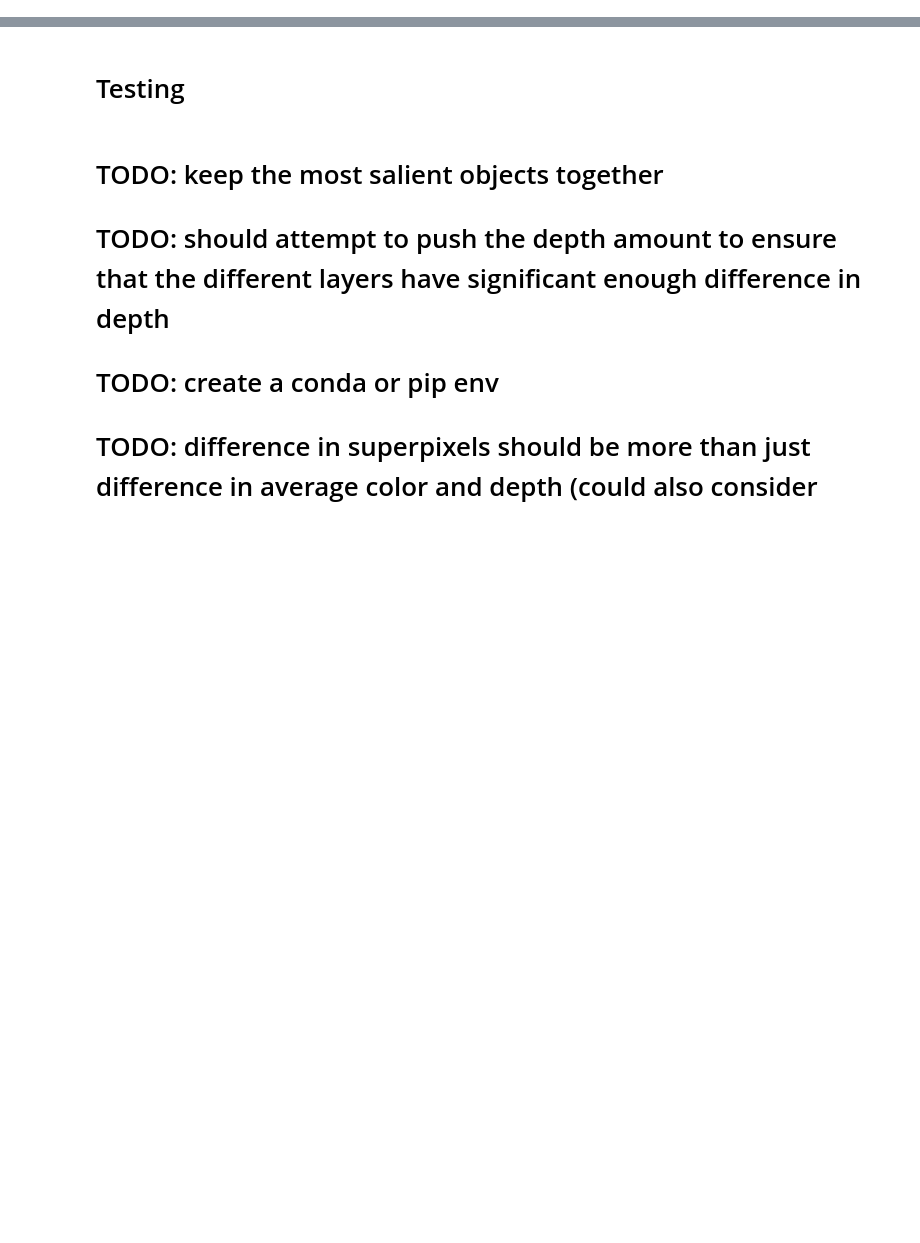
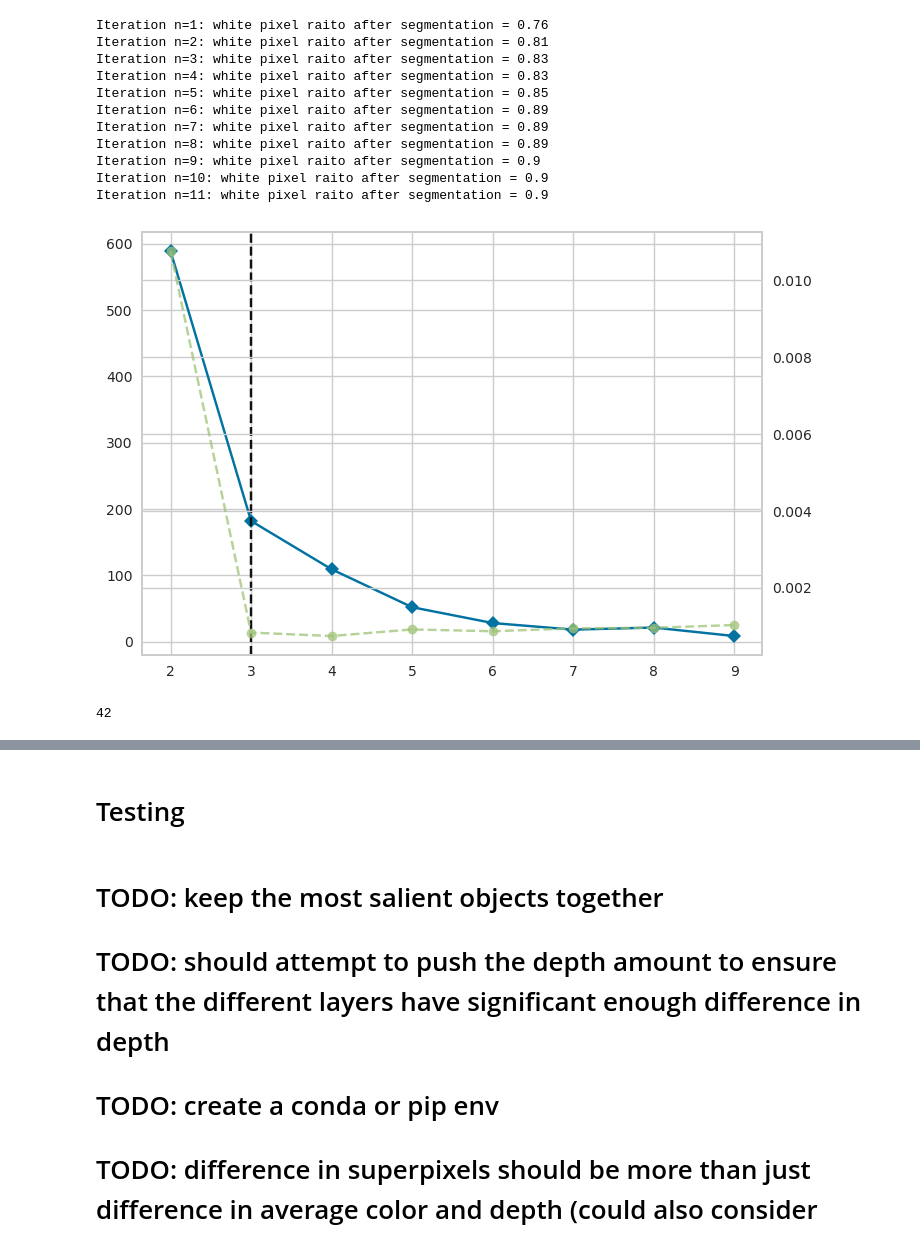
Before and after one commit to koitu/cs413-computational-photography-project, a Jupyter notebook: graph_testing.ipynb, the cells around one changed output, grey strips where cells are left out. Drawn from its saved outputs; the diff is of its cells as text; code cells hidden in the pictures; blank space fills up the shorter version.

Commit message:
Finish graph testing

```diff
--- a/graph_testing.ipynb
+++ b/graph_testing.ipynb
@@ -49,11 +20,49 @@ plt.imshow(color.label2rgb(rgb_slic, img, kind='avg', bg_label=0))
+# %%
+img_name = "city"
+ext = ".jpg"
+
+orig_img = load_image("dataset/" + img_name + ext)
+
+depth = normalize_depth(estimate_depth(orig_img)) * 100
+img = downscale(orig_img, *depth.shape)
+rgb_slic = slic(img, n_segments=1000, start_label=1, slic_zero=True)
+
+cie_img = color.rgb2lab(img)
+
+# plt.figure(figsize=(22,12))
+#
+# plt.subplot(121)
+# plt.title('Input Image')
+# plt.imshow(img)
+#
+# plt.subplot(122)
+# plt.title('Predicted Depth')
+# plt.imshow(depth)
+#
+# plt.colorbar(cax = plt.axes([0.91, 0.3, 0.01, 0.4]))
+#
+# plt.imshow(color.label2rgb(rgb_slic, img, kind='avg', bg_label=0))
 # %%
-depth_features = np.array([[np.mean(depth[m == rgb_slic])] for m in np.unique(rgb_slic)])
+mask_generator = SegmentModel(points_per_side=40).segment_anything
+object_masks = obtain_all_objects(mask_generator, img, img_r_thrd=0.95, n_thrd=10, ovlp_r_thrd=0.05, small_thrd=500)
 
-model = KMeans()
-visualizer = KElbowVisualizer(model, k=(2,20), metric='distortion', timings=True)
-visualizer.fit(depth_features)
-visualizer.show()
-
-# when the k value here is high the result is probably be bad
-optimalK = visualizer.elbow_value_
-print(f"Optimal number of clusters: {optimalK}")
+optimal_k = get_optimal_k(object_masks, depth)
+# %% [output]
+Iteration n=1: white pixel raito after segmentation = 0.76
+Iteration n=2: white pixel raito after segmentation = 0.81
+Iteration n=3: white pixel raito after segmentation = 0.83
+Iteration n=4: white pixel raito after segmentation = 0.83
+Iteration n=5: white pixel raito after segmentation = 0.85
+Iteration n=6: white pixel raito after segmentation = 0.89
+Iteration n=7: white pixel raito after segmentation = 0.89
+Iteration n=8: white pixel raito after segmentation = 0.89
+Iteration n=9: white pixel raito after segmentation = 0.9
+Iteration n=10: white pixel raito after segmentation = 0.9
+Iteration n=11: white pixel raito after segmentation = 0.9
+[figure, added]
+# %%
+masks = mask_generator.generate(img)
+# print(len(masks))
+print(len(object_masks))
+# %% [output]
+42
```
Also changed, not shown: parts of 23 cells of this notebook, 1 other file.
